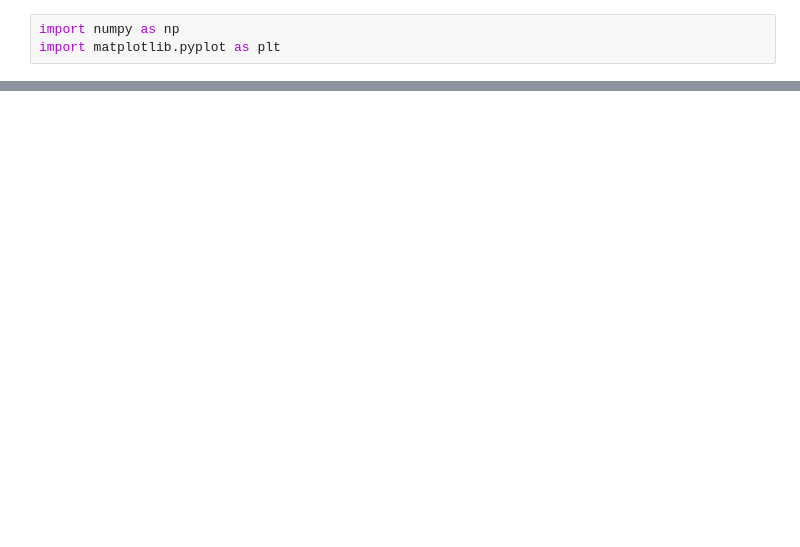
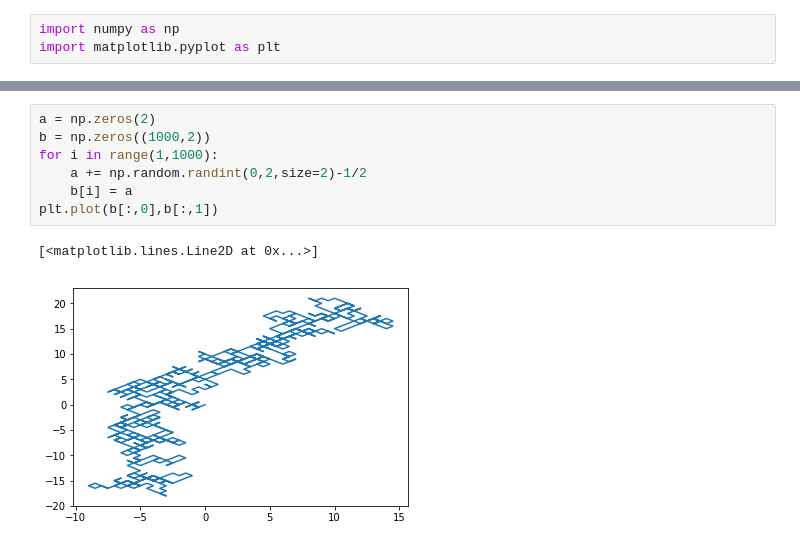
Before and after one commit to NTHU-Phys-Qubit/class-03162020-CFP106022212, a Jupyter notebook: 2D_random.ipynb, the cells around one changed output, grey strips where cells are left out. Cells and saved outputs as stored; diff of their text form; blank space fills up the shorter version.

```diff
--- a/2D_random.ipynb
+++ b/2D_random.ipynb
@@ -14,0 +15,10 @@ plt.plot(b[:,0],b[:,1])
+# %%
+a = np.zeros(2)
+b = np.zeros((1000,2))
+for i in range(1,1000):
+    a += np.random.randint(0,2,size=2)-1/2
+    b[i] = a
+plt.plot(b[:,0],b[:,1])
+# %% [output]
+[<matplotlib.lines.Line2D at 0x...>]
+[figure, added]
```
Also changed, not shown: parts of 2 cells of this notebook.
